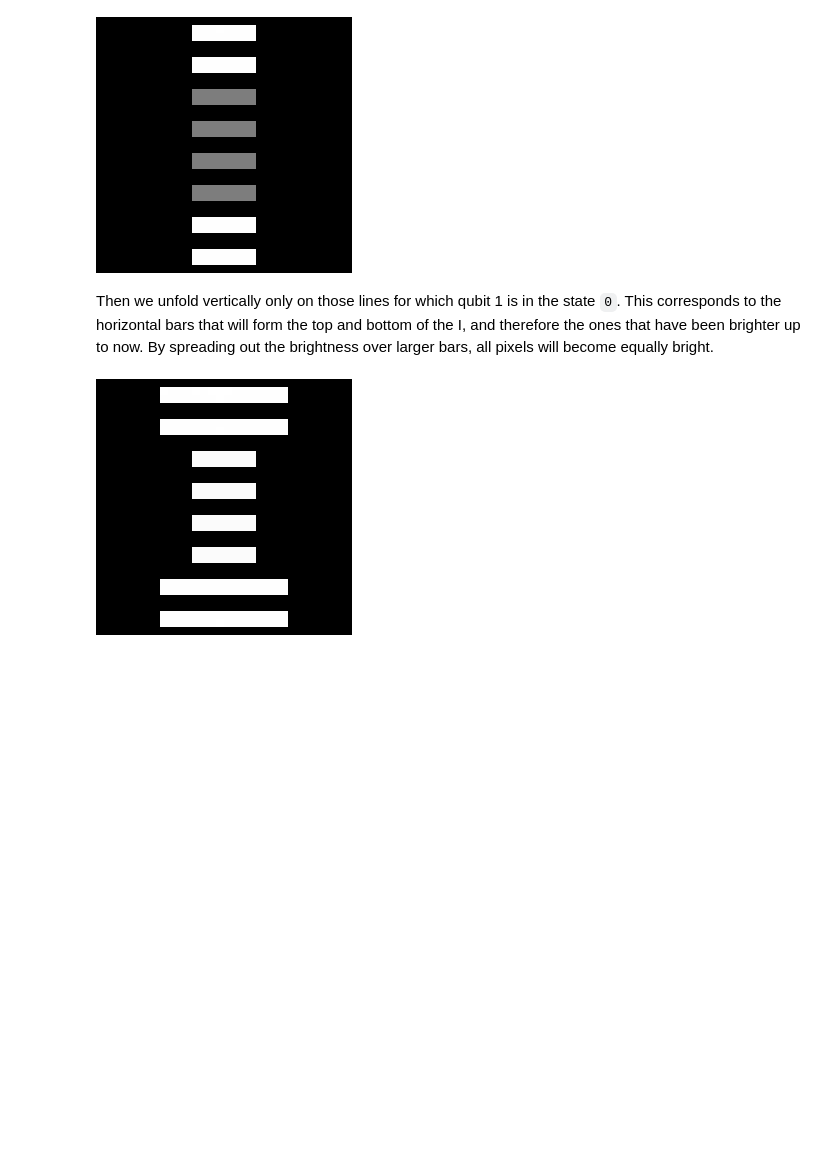
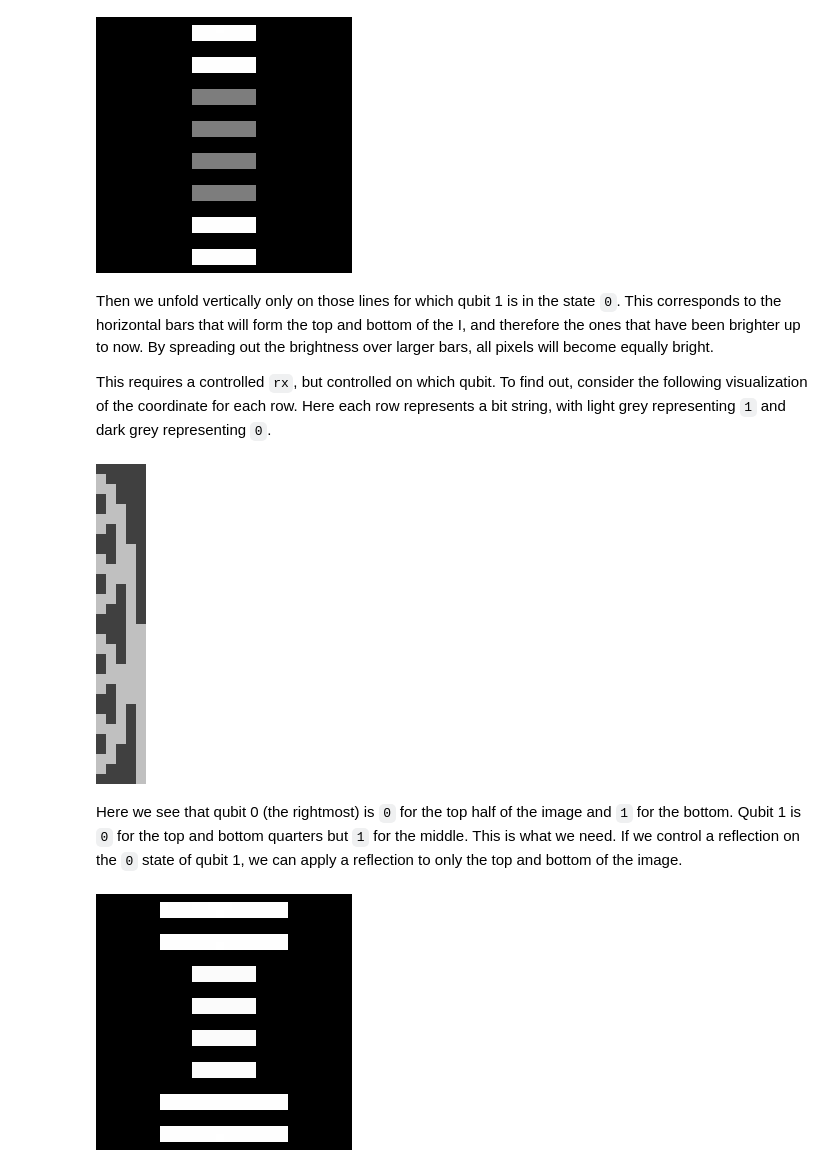
Before and after one commit to qiskit-community/QuantumBlur, a Jupyter notebook: QuantumPaint.ipynb, the cells around one changed output. Drawn from its saved outputs; the diff is of its cells as text; code cells hidden in the pictures; blank space fills up the shorter version.

```diff
--- a/QuantumPaint.ipynb
+++ b/QuantumPaint.ipynb
@@ -204,6 +207,23 @@ qb.height2image(qb.circuit2height(qc)).resize((256,256),0)
 [figure]
 # %% [markdown]
 Then we unfold vertically only on those lines for which qubit 1 is in the state `0`. This corresponds to the horizontal bars that will form the top and bottom of the I, and therefore the ones that have been brighter up to now. By spreading out the brightness over larger bars, all pixels will become equally bright.
+
+This requires a controlled `rx`, but controlled on which qubit. To find out, consider the following visualization of the coordinate for each row. Here each row represents a bit string, with light grey representing `1` and dark grey representing `0`.
+# %%
+img = Image.new('RGB', (n//2, 2**(n//2)))
+
+line = qb.make_line(2**(n//2))
+
+for x in range(n//2):
+    for y in range(2**(n//2)):
+        b = 128*int(line[y][x])+64
+        img.putpixel((x,y), (b,b,b) )
+
+img.resize((10*img.size[0],10*img.size[1]), 0)
+# %% [output]
+[figure, added]
+# %% [markdown]
+Here we see that qubit 0 (the rightmost) is `0` for the top half of the image and `1` for the bottom. Qubit 1 is `0` for the top and bottom quarters but `1` for the middle. This is what we need. If we control a reflection on the `0` state of qubit 1, we can apply a reflection to only the top and bottom of the image.
 # %%
 qc = QuantumCircuit(n)
 
```
Also changed, not shown: parts of 2 cells of this notebook.
